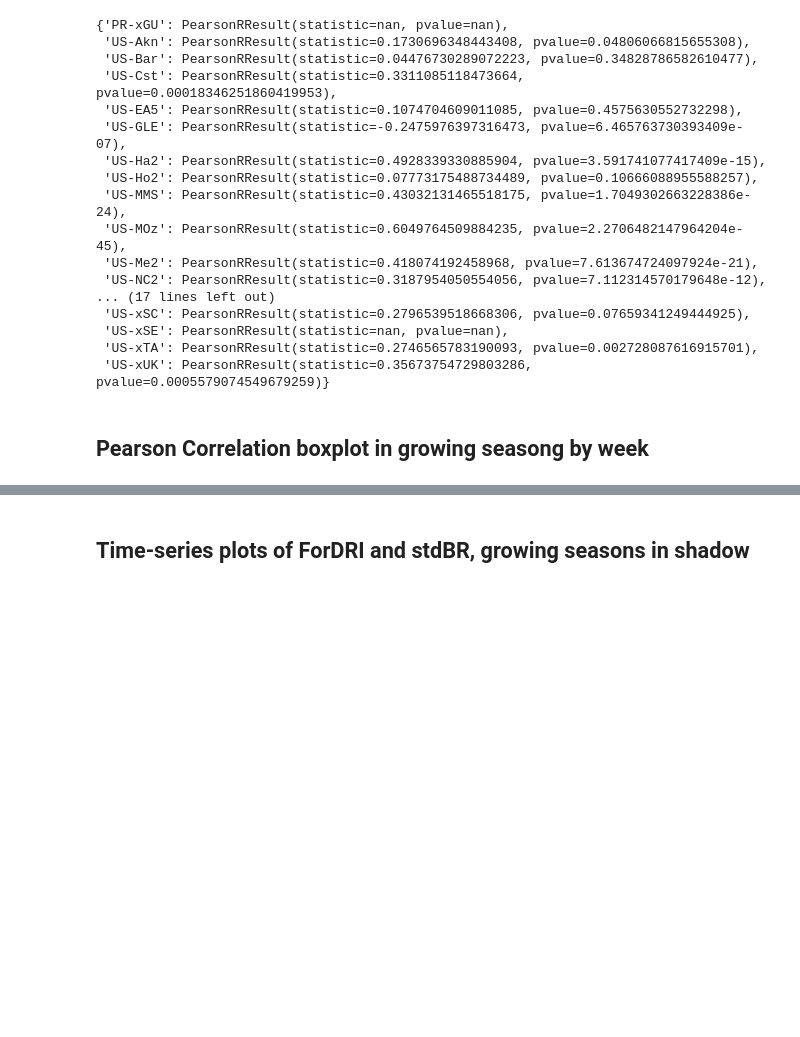
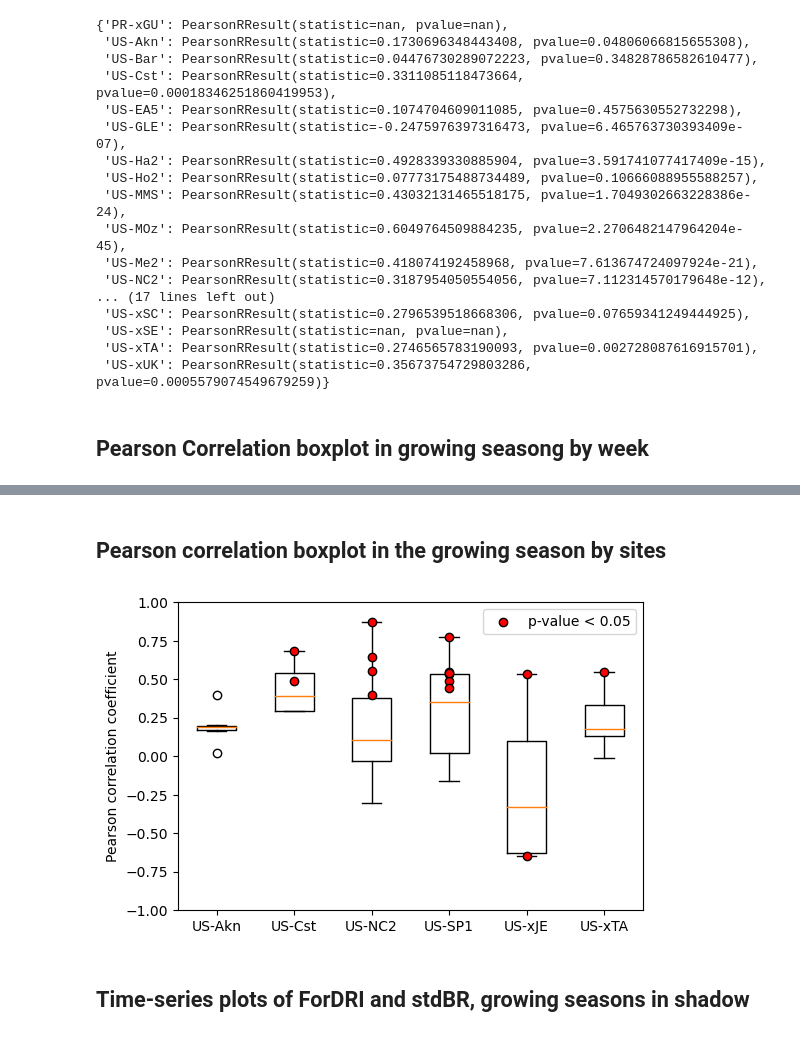
Before and after one commit to zhang-beichen/forest_drought_stress_index, a Jupyter notebook: validation/bowen_ratio/ForDRI_Bowen_theUS.ipynb, the cells around one changed output, grey strips where cells are left out. Saved outputs shown, nothing was run; the diff lists cells and outputs as text; code cells hidden in the pictures; blank space fills up the shorter version.

Commit message:
Update for the new evaluation

```diff
--- a/validation/bowen_ratio/ForDRI_Bowen_theUS.ipynb
+++ b/validation/bowen_ratio/ForDRI_Bowen_theUS.ipynb
@@ -129,3 +127,44 @@ plt.savefig("/work/tadesse/beichen/Work/ForestDri/NEW_Validation_2022/New_Result
+# %% [markdown]
+## Pearson correlation boxplot in the growing season by sites
+# %%
+df_corr = pd.DataFrame(columns=["Sites","Correlation","p-value"])
+corr_dicts = []
+p_dicts = []
+for af_sites in ["US-Akn","US-Cst","US-NC2","US-SP1","US-xJE","US-xTA"]:
+    df = pd.read_csv("/work/tadesse/beichen/ForDRI/Data/New_Bowen_Ratio/ForDRI_BR/%s.csv"%af_sites,index_col=0)
+    counts = df.shape[0]/52
+    corr_list = []
+    p_list = []
+    for i in range(int(counts)-1):
+        df_year = df.iloc[18+i*52:43+i*52,:].dropna(axis=0)
+        if df_year.shape[0]>3:
+            corr = pearsonr(df_year.loc[:, "ForDRI"].values, df_year.loc[:, "stdBR"].values)
+            corr_list.append(corr[0])
+            p_list.append(corr[1])
+        else:
+            continue
+    corr_dicts.append(corr_list)
+    p_dicts.append(p_list)
+    #df_corr["Correlation"] = corr_list
+    #df_corr["p-value"] = p_list
+    #df_corr["Sites"] = sites_list
+
+fig, ax = plt.subplots(figsize = (6,4))
+ax.boxplot(corr_dicts,labels = ["US-Akn","US-Cst","US-NC2","US-SP1","US-xJE","US-xTA"])
+px = []
+py = []
+for i in range(6):
+    for idx, j in enumerate(p_dicts[i]):
+        if j < 0.05:
+            px.append(i+1)
+            py.append(corr_dicts[i][idx])
+ax.scatter(px, py,color="red",edgecolor="black",label = "p-value < 0.05",zorder=10,clip_on=False)
+ax.set_ylabel("Pearson correlation coefficient")
+ax.set_ylim((-1,1))
+plt.legend()
+plt.savefig("/work/tadesse/beichen/ForDRI/Evaluation_Outputs/BR_ForDRI_Southeast.png",dpi=300)
+# %% [output]
+[figure, added]
 # %% [markdown]
 ## Time-series plots of ForDRI and stdBR, growing seasons in shadow
 # %%
```
Also changed, not shown: parts of 1 cell of this notebook.
